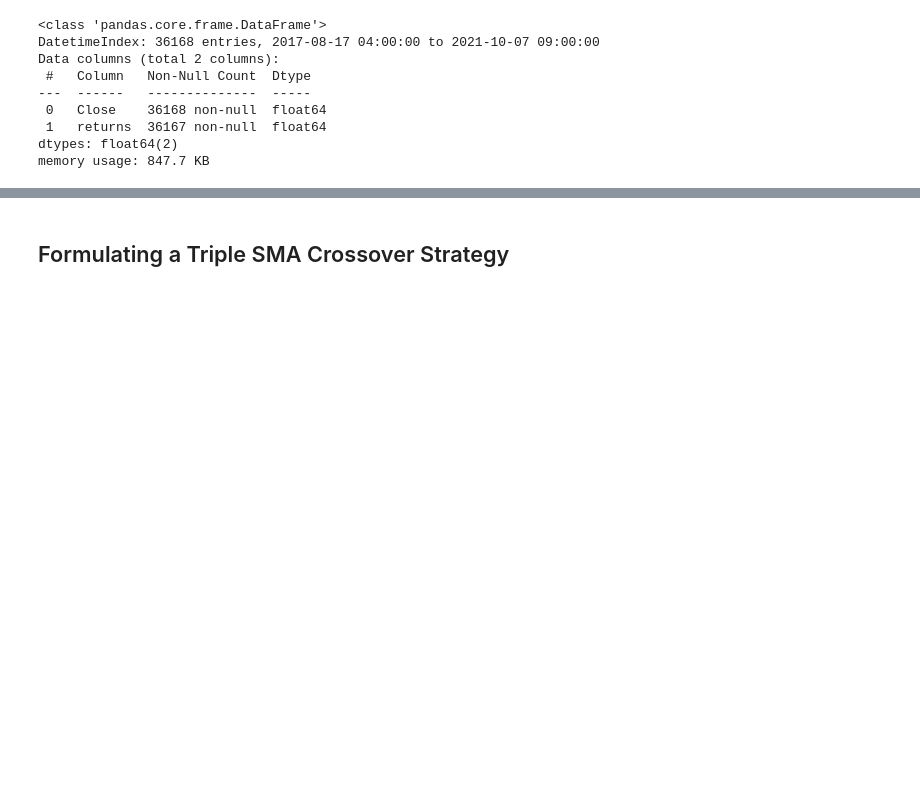
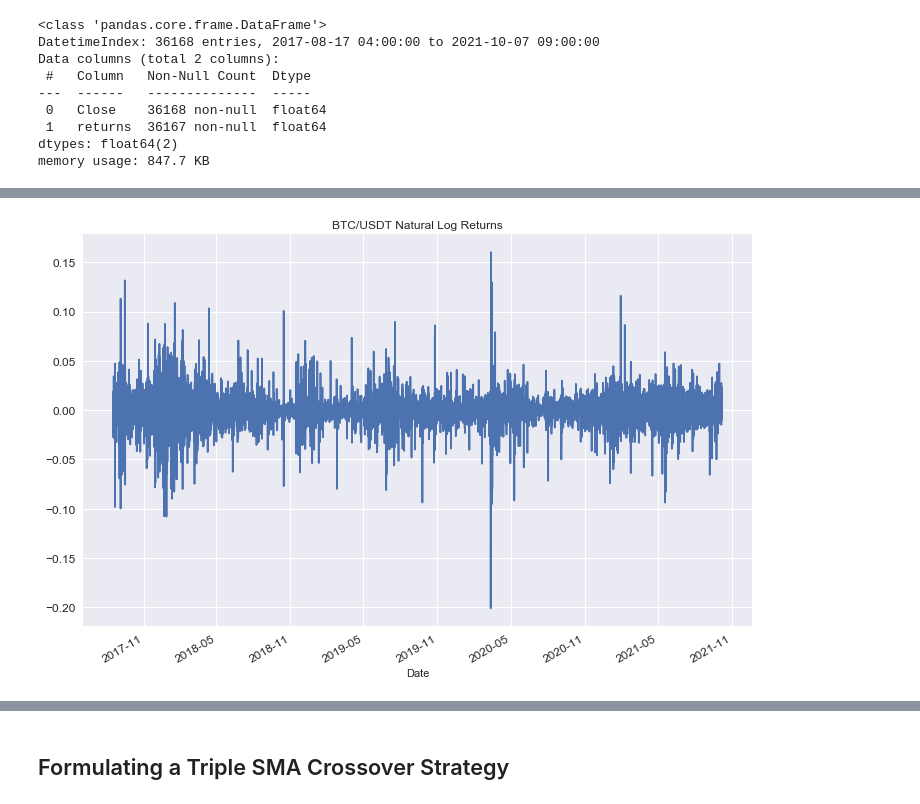
Before and after one commit to minbh7373/dsp, a Jupyter notebook: Homework_Challenge/DSP_Presentation.ipynb, the cells around one changed output, grey strips where cells are left out. Saved outputs shown, nothing was run; the diff lists cells and outputs as text; code cells hidden in the pictures; blank space fills up the shorter version.

```diff
--- a/Homework_Challenge/DSP_Presentation.ipynb
+++ b/Homework_Challenge/DSP_Presentation.ipynb
@@ -154,0 +98,5 @@ memory usage: 847.7 KB
+# %%
+data.returns.plot(figsize = (12, 8), title = "BTC/USDT Natural Log Returns", fontsize = 12)
+plt.show()
+# %% [output]
+[figure, added]
```
Also changed, not shown: parts of 27 cells of this notebook.
